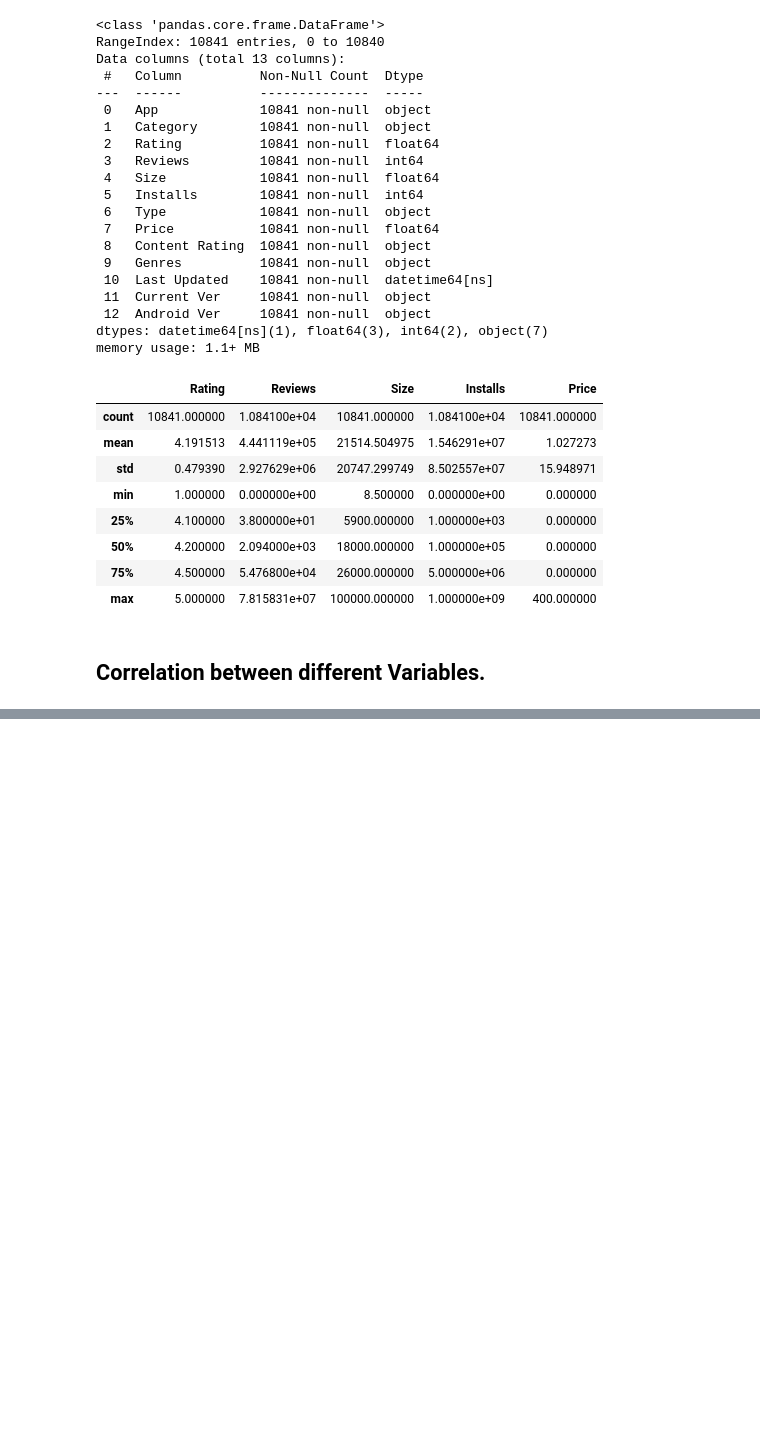
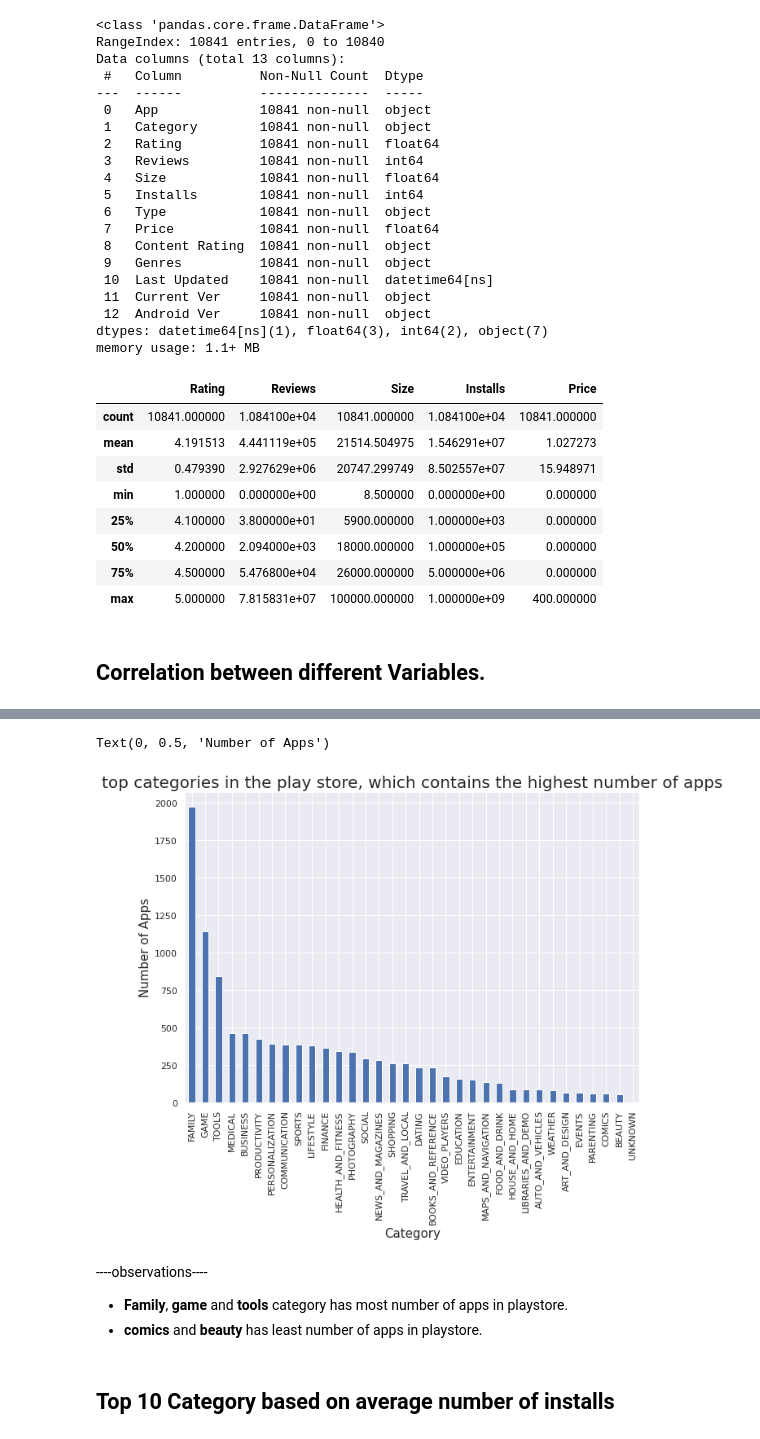
Before and after one commit to kuldeep-sngh/Play-Store-App-Review-Analysis, a Jupyter notebook: Play_Store_App_Review_Analysis_colab_notebook.ipynb, the cells around one changed output, grey strips where cells are left out. Cells and saved outputs as stored; diff of their text form; code cells hidden in the pictures; blank space fills up the shorter version.

Commit message:
EDA-Play Store App Review Analysis-commit-4

```diff
--- a/Play_Store_App_Review_Analysis_colab_notebook.ipynb
+++ b/Play_Store_App_Review_Analysis_colab_notebook.ipynb
@@ -608,0 +634,20 @@ playstore_df.describe()
+# %%
+# top categories in the play store, which contains the highest number of apps.
+plt.figure(figsize=(10,7))
+playstore_df['Category'].value_counts().plot(kind='bar')
+plt.xticks(rotation = 90)
+plt.title('top categories in the play store, which contains the highest number of apps' , fontsize = 20)
+plt.xlabel('Category',fontsize = 15)
+plt.ylabel('Number of Apps' , fontsize = 15)
+# %% [output]
+Text(0, 0.5, 'Number of Apps')
+[figure, added]
+# %% [markdown]
+----observations----
+
+
+*   **Family**, **game** and **tools** category has most number of apps in playstore.
+*   **comics** and **beauty** has least number of apps in playstore.
+# %% [markdown]
+
+## Top 10 Category based on average number of installs
```
Also changed, not shown: parts of 25 cells of this notebook.
